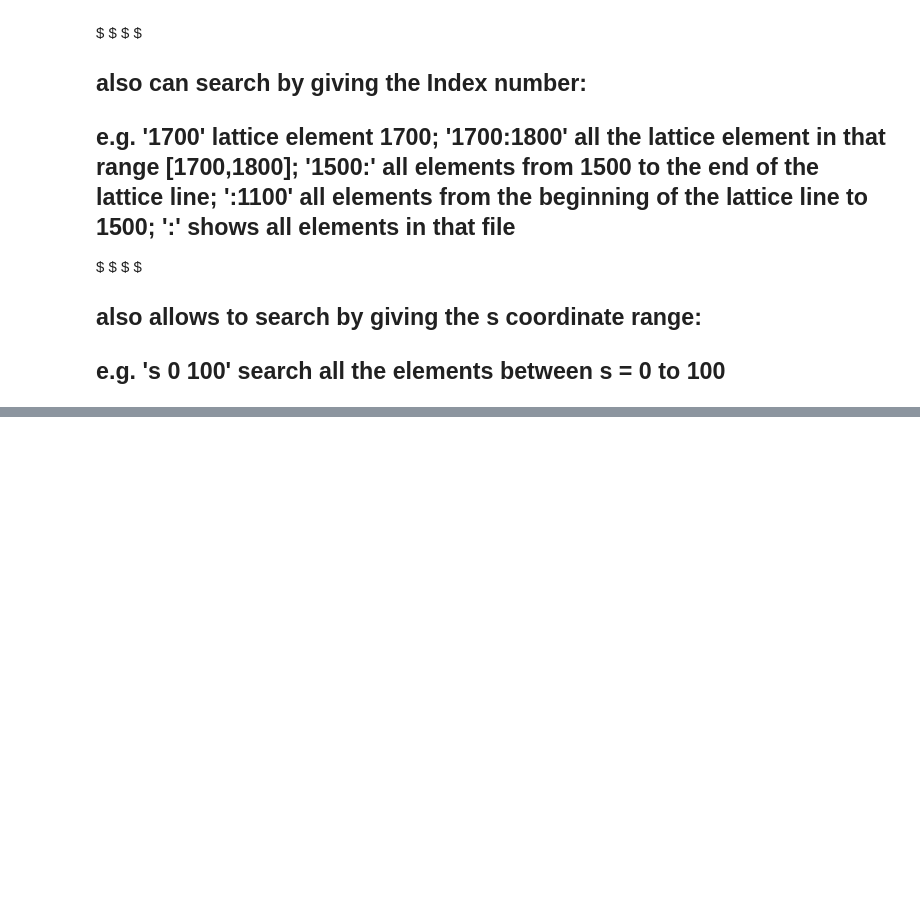
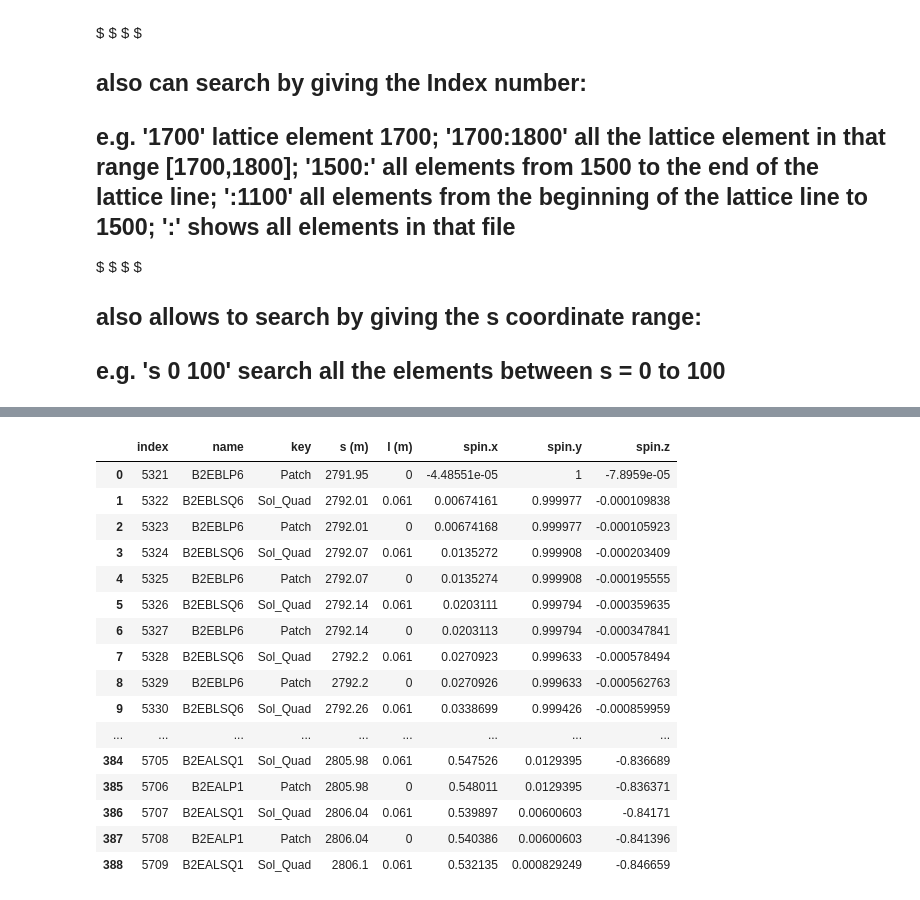
Before and after one commit to LordHao/UVIC-PHYS, a Jupyter notebook: Spin Rotator/Spin file reader.ipynb, the cells around one changed output, grey strips where cells are left out. Cells and saved outputs as stored; diff of their text form; code cells hidden in the pictures; blank space fills up the shorter version.

```diff
--- a/Spin Rotator/Spin file reader.ipynb
+++ b/Spin Rotator/Spin file reader.ipynb
@@ -89,14 +89,15 @@ def kw(arr,t):
         else:
             if len(t)>=2:
 
-                if t[1] == '*':
+                if '*' in t:
+                    tse = t.find('*')
                     keyword = []
                     for i in range(len(nme)):
-                        keyword.append(nme[i][0])
+                        keyword.append(nme[i][0:tse])
                     keyword = array(keyword)
 
-                    if len(where(keyword == t[0])[0])>0:
-                        b  = where(keyword == t[0])[0]
+                    if len(where(keyword == t[:-1])[0])>0:
+                        b  = where(keyword == t[:-1])[0]
 
                     else:
                         sys.exit('can not find the target element')
@@ -331,0 +321,20 @@ spdf("Ring-Spin(+).txt", 's 150 180')   # spdf only shows the spin data, does no
+# %%
+spdf('Rot-L-Spin(-).txt',':')
+# %% [output]
+|  | index | name | key | s (m) | l (m) | spin.x | spin.y | spin.z |
+| 0 | 5321 | B2EBLP6 | Patch | 2791.95 | 0 | -4.48551e-05 | 1 | -7.8959e-05 |
+| 1 | 5322 | B2EBLSQ6 | Sol_Quad | 2792.01 | 0.061 | 0.00674161 | 0.999977 | -0.000109838 |
+| 2 | 5323 | B2EBLP6 | Patch | 2792.01 | 0 | 0.00674168 | 0.999977 | -0.000105923 |
+| 3 | 5324 | B2EBLSQ6 | Sol_Quad | 2792.07 | 0.061 | 0.0135272 | 0.999908 | -0.000203409 |
+| 4 | 5325 | B2EBLP6 | Patch | 2792.07 | 0 | 0.0135274 | 0.999908 | -0.000195555 |
+| 5 | 5326 | B2EBLSQ6 | Sol_Quad | 2792.14 | 0.061 | 0.0203111 | 0.999794 | -0.000359635 |
+| 6 | 5327 | B2EBLP6 | Patch | 2792.14 | 0 | 0.0203113 | 0.999794 | -0.000347841 |
+| 7 | 5328 | B2EBLSQ6 | Sol_Quad | 2792.2 | 0.061 | 0.0270923 | 0.999633 | -0.000578494 |
+| 8 | 5329 | B2EBLP6 | Patch | 2792.2 | 0 | 0.0270926 | 0.999633 | -0.000562763 |
+| 9 | 5330 | B2EBLSQ6 | Sol_Quad | 2792.26 | 0.061 | 0.0338699 | 0.999426 | -0.000859959 |
+| ... | ... | ... | ... | ... | ... | ... | ... | ... |
+| 384 | 5705 | B2EALSQ1 | Sol_Quad | 2805.98 | 0.061 | 0.547526 | 0.0129395 | -0.836689 |
+| 385 | 5706 | B2EALP1 | Patch | 2805.98 | 0 | 0.548011 | 0.0129395 | -0.836371 |
+| 386 | 5707 | B2EALSQ1 | Sol_Quad | 2806.04 | 0.061 | 0.539897 | 0.00600603 | -0.84171 |
+| 387 | 5708 | B2EALP1 | Patch | 2806.04 | 0 | 0.540386 | 0.00600603 | -0.841396 |
+| 388 | 5709 | B2EALSQ1 | Sol_Quad | 2806.1 | 0.061 | 0.532135 | 0.000829249 | -0.846659 |
```
Also changed, not shown: parts of 11 cells of this notebook.
